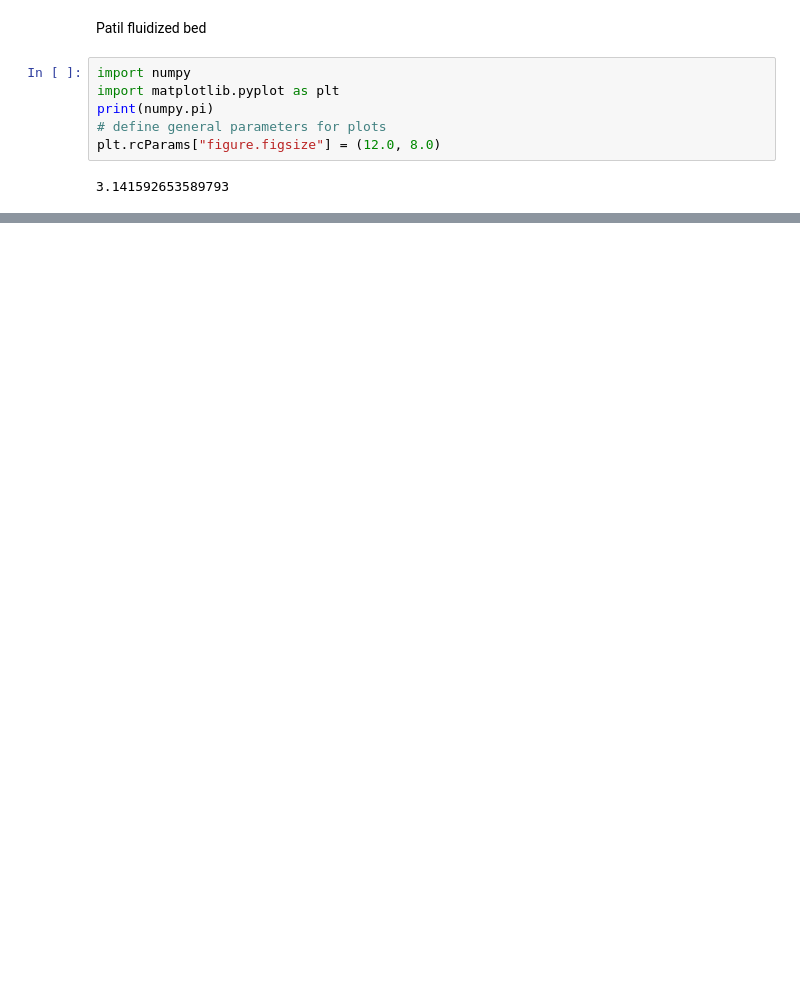
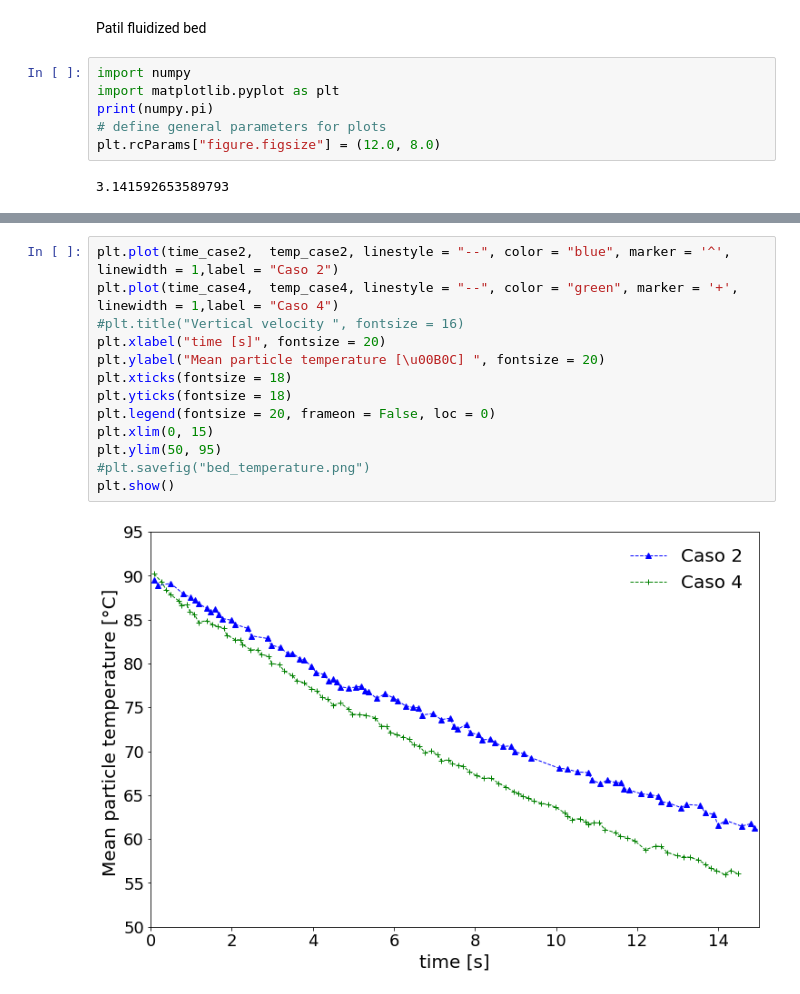
Before and after one commit to lucillalmeida/doutorado-validacoes, a Jupyter notebook: fluidized-bed-patil/Patil-pseudo-2-d-fluidized-bed.ipynb, the cells around one changed output, grey strips where cells are left out. Saved outputs shown, nothing was run; the diff lists cells and outputs as text; blank space fills up the shorter version.

```diff
--- a/fluidized-bed-patil/Patil-pseudo-2-d-fluidized-bed.ipynb
+++ b/fluidized-bed-patil/Patil-pseudo-2-d-fluidized-bed.ipynb
@@ -147,0 +162,15 @@ plt.show()
+# %%
+plt.plot(time_case2,  temp_case2, linestyle = "--", color = "blue", marker = '^', linewidth = 1,label = "Caso 2")
+plt.plot(time_case4,  temp_case4, linestyle = "--", color = "green", marker = '+', linewidth = 1,label = "Caso 4")
+#plt.title("Vertical velocity ", fontsize = 16)
+plt.xlabel("time [s]", fontsize = 20)
+plt.ylabel("Mean particle temperature [\u00B0C] ", fontsize = 20)
+plt.xticks(fontsize = 18)
+plt.yticks(fontsize = 18)
+plt.legend(fontsize = 20, frameon = False, loc = 0)
+plt.xlim(0, 15)
+plt.ylim(50, 95)
+#plt.savefig("bed_temperature.png")
+plt.show()
+# %% [output]
+[figure, added]
```
Also changed, not shown: parts of 5 cells of this notebook, 6 other files.
